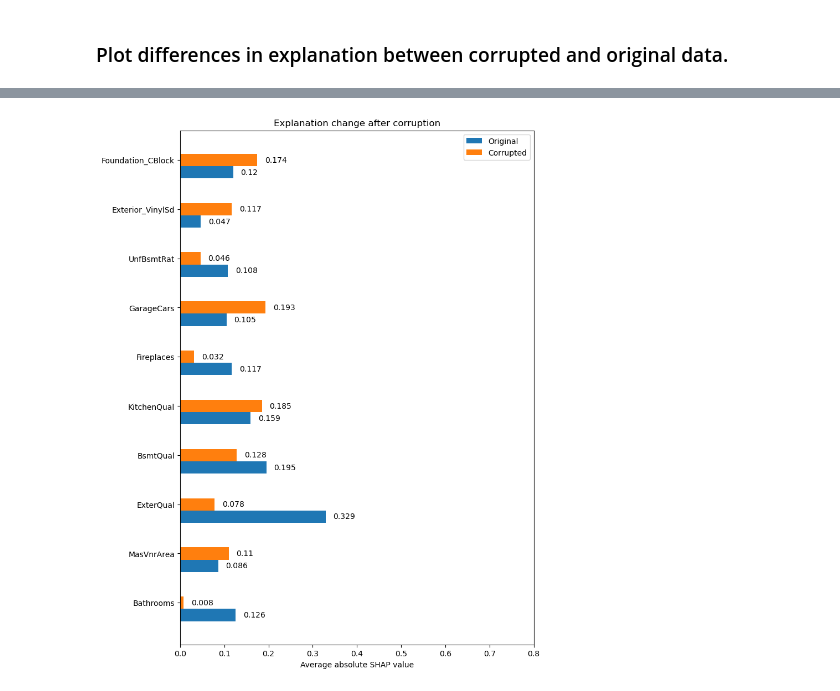
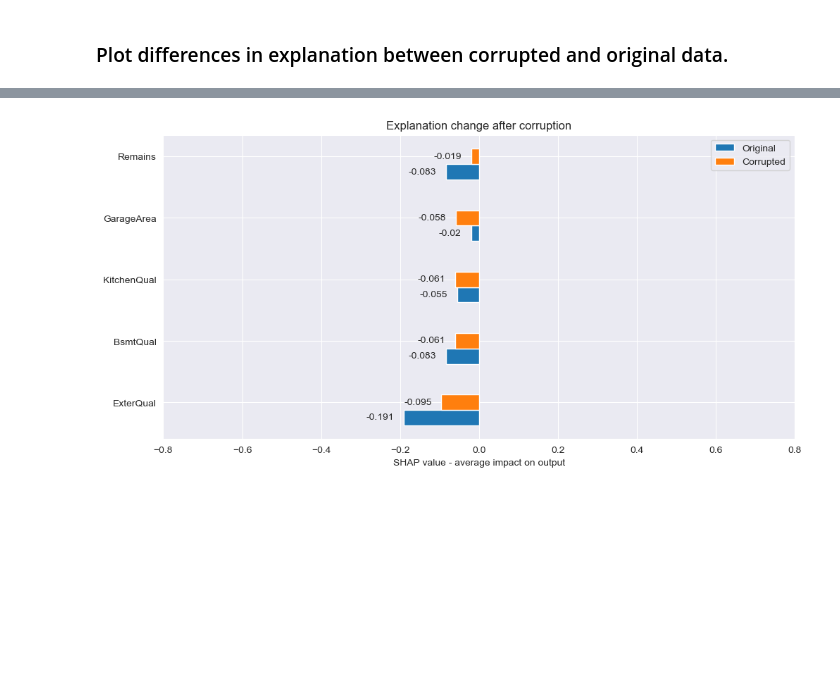
Before and after one commit to ngqhung0912/Research-Database-IR, a Jupyter notebook: data-corruption.ipynb, the cells around one changed output, grey strips where cells are left out. Saved outputs shown, nothing was run; the diff lists cells and outputs as text; code cells hidden in the pictures; blank space fills up the shorter version.

```diff
--- a/data-corruption.ipynb
+++ b/data-corruption.ipynb
@@ -71,7 +73,7 @@ data_correct.set_index(['index', 'data_index'], inplace=True)
 # %%
 corruption_list = []
 old_new_value = OrderedDict()
-OverallQual_sample_fraction = 0.1
+OverallQual_sample_fraction = 0.05
 
 data_to_corrupt = data_correct.copy()
 
@@ -157,32 +355,54 @@ plt.show()
 # %%
-def plot_comparing_explanations_values(original_explanation: shap.Explanation.values, corrupted_explanation: shap.Explanation.values, threshold=0.1):
-    assert len(corrupted_explanation) == len(original_explanation), "Explanations must be of same length"
+def bar_plot_comparing_explanations_values(original_explanation: shap.Explanation, corrupted_explanation: shap.Explanation, threshold=0.1):
+    # Get Shapley values
+    value_original = original_explanation.values
+    value_corrupted = corrupted_explanation.values
+
+    assert len(value_corrupted) == len(value_original), "Explanations must be of same length"
+
+    # Get base value
+    # Keep the list of features that are removed. Sum all those into one.
+    remains_original = 0
+    remains_corrupted = 0
     remove_list = []
-    for index in range(len(original_explanation)):
-        if corrupted_explanation[index] < threshold and original_explanation[index] < threshold:
+
+    # Remove features that are below threshold and sum those together.
+    for index in range(len(value_original)):
+        if abs(value_corrupted[index]) < threshold and abs(value_original[index]) < threshold:
             remove_list.append(index)
-    original_explanation = np.delete(original_explanation, remove_list)
-    corrupted_explanation = np.delete(corrupted_explanation, remove_list)
+            remains_corrupted += value_corrupted[index]
+            remains_original += value_original[index]
+
+    value_original = np.delete(value_original, remove_list)
+    value_original = np.append(value_original, remains_original)
+
+    value_corrupted = np.delete(value_corrupted, remove_list)
+    value_corrupted = np.append(value_corrupted, remains_corrupted)
+
     col_list = np.delete(X.columns.to_numpy(), remove_list)
-    fig, ax = plt.subplots(layout='constrained',figsize=(8, len(col_list)) )
+    col_list = np.append(col_list, 'Remains')
+
+    # Plot
+    fig, ax = plt.subplots(layout='constrained',figsize=(10, len(col_list)) )
     width = 0.25  # the width of the bars
     multiplier = 0
     dict_avg = {
-        'Original': original_explanation,
-        'Corrupted': corrupted_explanation
+        'Original': value_original,
+        'Corrupted': value_corrupted
     }
     label_locations = np.arange(len(col_list))  # the label locations
     for attribute, measurement in dict_avg.items():
         offset = width * multiplier
-        rects = ax.barh(label_locations + offset, np.round(measurement, 3), width, label=attribute)
+        rects = ax.barh(label_locations + offset, np.round(measurement, 3), width, label=attribute )
         ax.bar_label(rects, padding=10)
         multiplier += 1
     ax.set_title('Explanation change after corruption')
     ax.set_yticks(label_locations + width, col_list)
-    ax.legend(loc='upper right')
-    ax.set_xlim([0, 0.8])
-    ax.set_xlabel('Average absolute SHAP value')
+    ax.set_xlim([-0.8 , 0.8 ])
+    ax.set_xlabel('SHAP value - average impact on output')
+    ax.legend(loc='best')
 
-plot_comparing_explanations_values(shap_values.abs.mean(0).values, shap_values_corruption.abs.mean(0).values)
+
+bar_plot_comparing_explanations_values(original_explanation=overallQual_explanation_original[overall_qual].mean(0), corrupted_explanation=overallQual_explanation_corrupted[overall_qual].mean(0), threshold=0.05)
 # %% [output]
-[figure, old version]
+[figure, new version]
```
Also changed, not shown: parts of 10 cells of this notebook, 3 other files.
